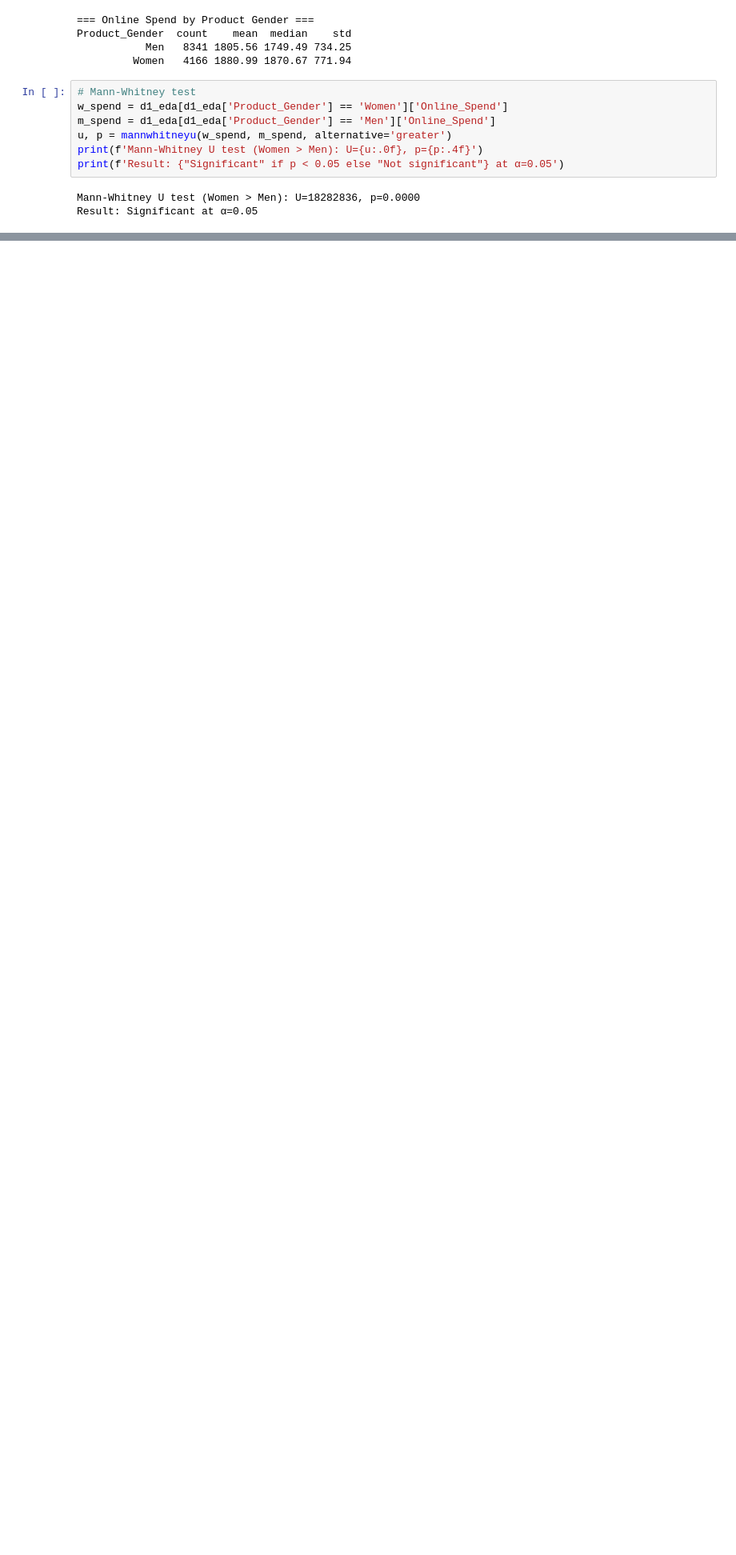
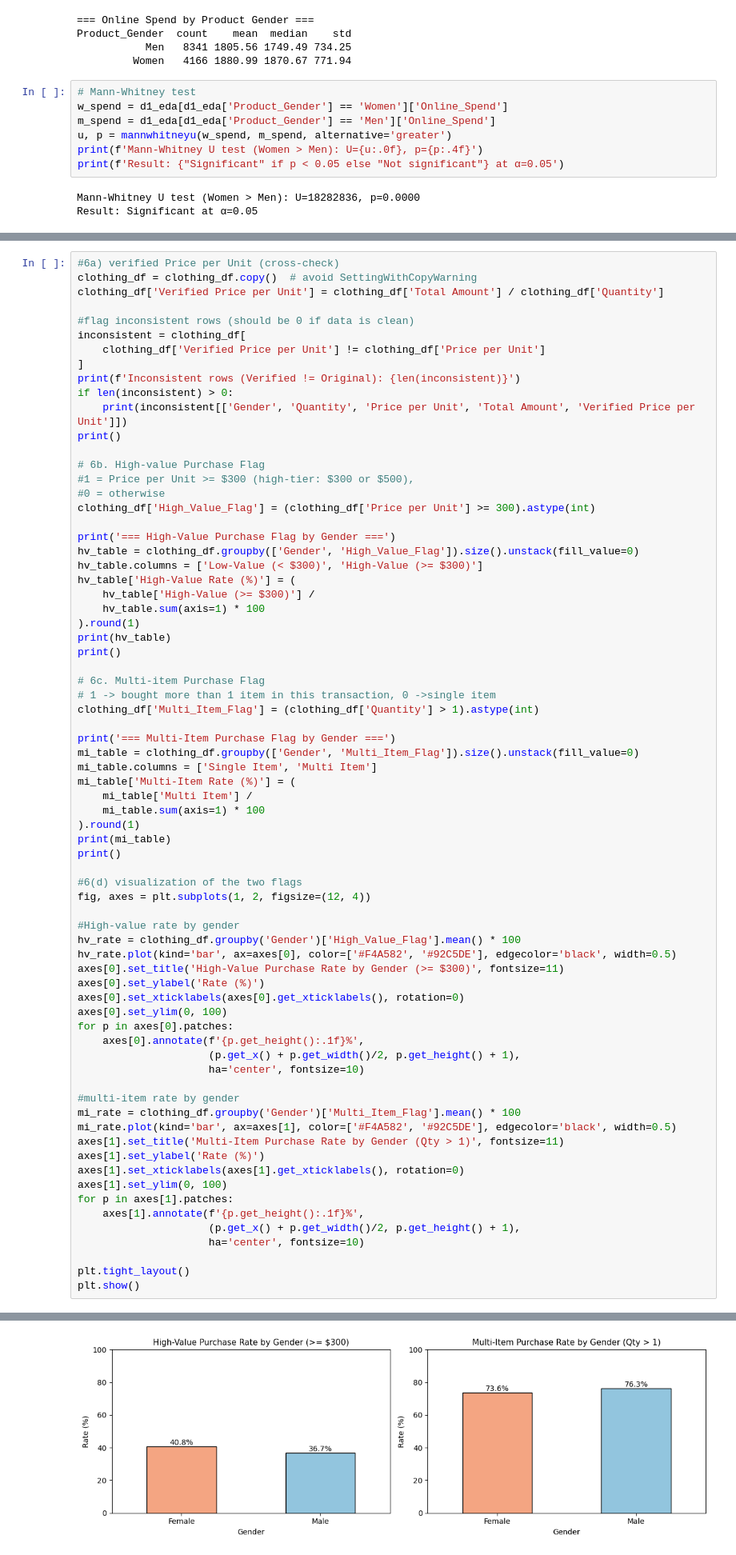
Before and after one commit to COGS108/Group136_WI26, a Jupyter notebook: 02-EDACheckpoint.ipynb, the cells around one changed output, grey strips where cells are left out. Shown at 80% size. Drawn from its saved outputs; the diff is of its cells as text; blank space fills up the shorter version.

```diff
--- a/02-EDACheckpoint.ipynb
+++ b/02-EDACheckpoint.ipynb
@@ -1100,0 +1271,73 @@ Dataset 1 reveals two distinct dimensions of gendered pricing that only become v
+# %%
+#6a) verified Price per Unit (cross-check)
+clothing_df = clothing_df.copy()  # avoid SettingWithCopyWarning
+clothing_df['Verified Price per Unit'] = clothing_df['Total Amount'] / clothing_df['Quantity']
+
+#flag inconsistent rows (should be 0 if data is clean)
+inconsistent = clothing_df[
+    clothing_df['Verified Price per Unit'] != clothing_df['Price per Unit']
+]
+print(f'Inconsistent rows (Verified != Original): {len(inconsistent)}')
+if len(inconsistent) > 0:
+    print(inconsistent[['Gender', 'Quantity', 'Price per Unit', 'Total Amount', 'Verified Price per Unit']])
+print()
+
+# 6b. High-value Purchase Flag
+#1 = Price per Unit >= $300 (high-tier: $300 or $500),
+#0 = otherwise
+clothing_df['High_Value_Flag'] = (clothing_df['Price per Unit'] >= 300).astype(int)
+
+print('=== High-Value Purchase Flag by Gender ===')
+hv_table = clothing_df.groupby(['Gender', 'High_Value_Flag']).size().unstack(fill_value=0)
+hv_table.columns = ['Low-Value (< $300)', 'High-Value (>= $300)']
+hv_table['High-Value Rate (%)'] = (
+    hv_table['High-Value (>= $300)'] /
+    hv_table.sum(axis=1) * 100
+).round(1)
+print(hv_table)
+print()
+
+# 6c. Multi-item Purchase Flag
+# 1 -> bought more than 1 item in this transaction, 0 ->single item
+clothing_df['Multi_Item_Flag'] = (clothing_df['Quantity'] > 1).astype(int)
+
+print('=== Multi-Item Purchase Flag by Gender ===')
+mi_table = clothing_df.groupby(['Gender', 'Multi_Item_Flag']).size().unstack(fill_value=0)
+mi_table.columns = ['Single Item', 'Multi Item']
+mi_table['Multi-Item Rate (%)'] = (
+    mi_table['Multi Item'] /
+    mi_table.sum(axis=1) * 100
+).round(1)
+print(mi_table)
+print()
+
+#6(d) visualization of the two flags
+fig, axes = plt.subplots(1, 2, figsize=(12, 4))
+
+#High-value rate by gender
+hv_rate = clothing_df.groupby('Gender')['High_Value_Flag'].mean() * 100
+hv_rate.plot(kind='bar', ax=axes[0], color=['#F4A582', '#92C5DE'], edgecolor='black', width=0.5)
+axes[0].set_title('High-Value Purchase Rate by Gender (>= $300)', fontsize=11)
+axes[0].set_ylabel('Rate (%)')
+axes[0].set_xticklabels(axes[0].get_xticklabels(), rotation=0)
+axes[0].set_ylim(0, 100)
+for p in axes[0].patches:
+    axes[0].annotate(f'{p.get_height():.1f}%',
+                     (p.get_x() + p.get_width()/2, p.get_height() + 1),
+                     ha='center', fontsize=10)
+
+#multi-item rate by gender
+mi_rate = clothing_df.groupby('Gender')['Multi_Item_Flag'].mean() * 100
+mi_rate.plot(kind='bar', ax=axes[1], color=['#F4A582', '#92C5DE'], edgecolor='black', width=0.5)
+axes[1].set_title('Multi-Item Purchase Rate by Gender (Qty > 1)', fontsize=11)
+axes[1].set_ylabel('Rate (%)')
+axes[1].set_xticklabels(axes[1].get_xticklabels(), rotation=0)
+axes[1].set_ylim(0, 100)
+for p in axes[1].patches:
+    axes[1].annotate(f'{p.get_height():.1f}%',
+                     (p.get_x() + p.get_width()/2, p.get_height() + 1),
+                     ha='center', fontsize=10)
+
+plt.tight_layout()
+plt.show()
+# %% [output]
@@ -1101,3 +1357,4 @@ Dataset 1 reveals two distinct dimensions of gendered pricing that only become v
+[figure, added]
 # %% [markdown]
 #### Section 3-3 of EDA - The combined dataset
 
```
Also changed, not shown: parts of 36 cells of this notebook.
